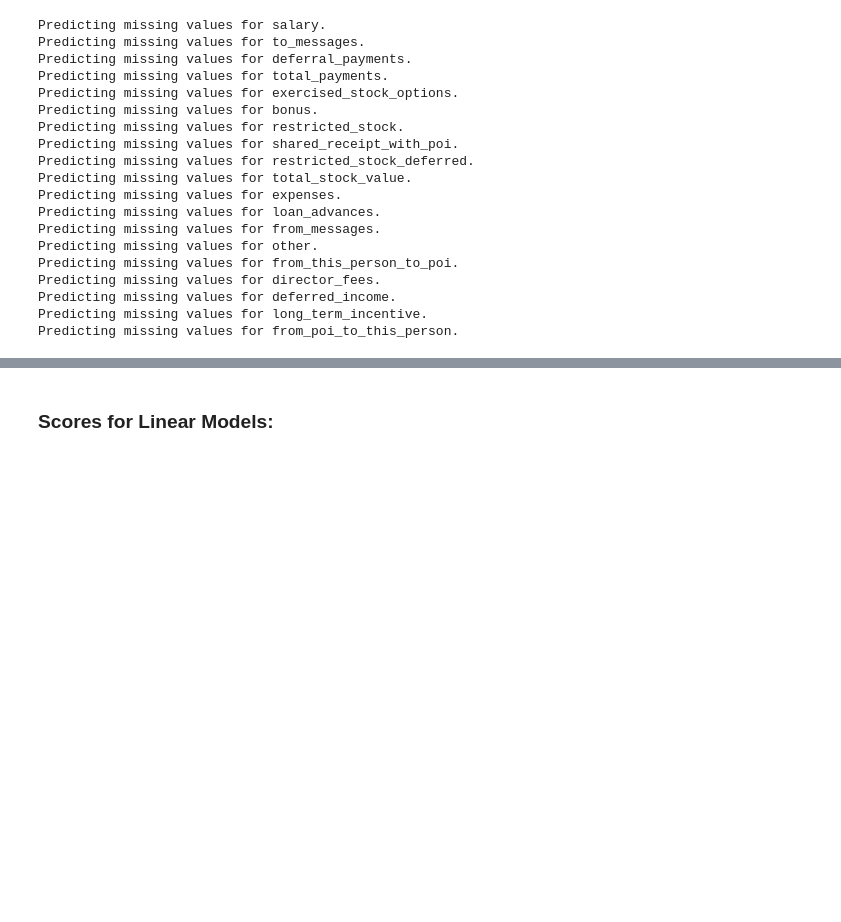
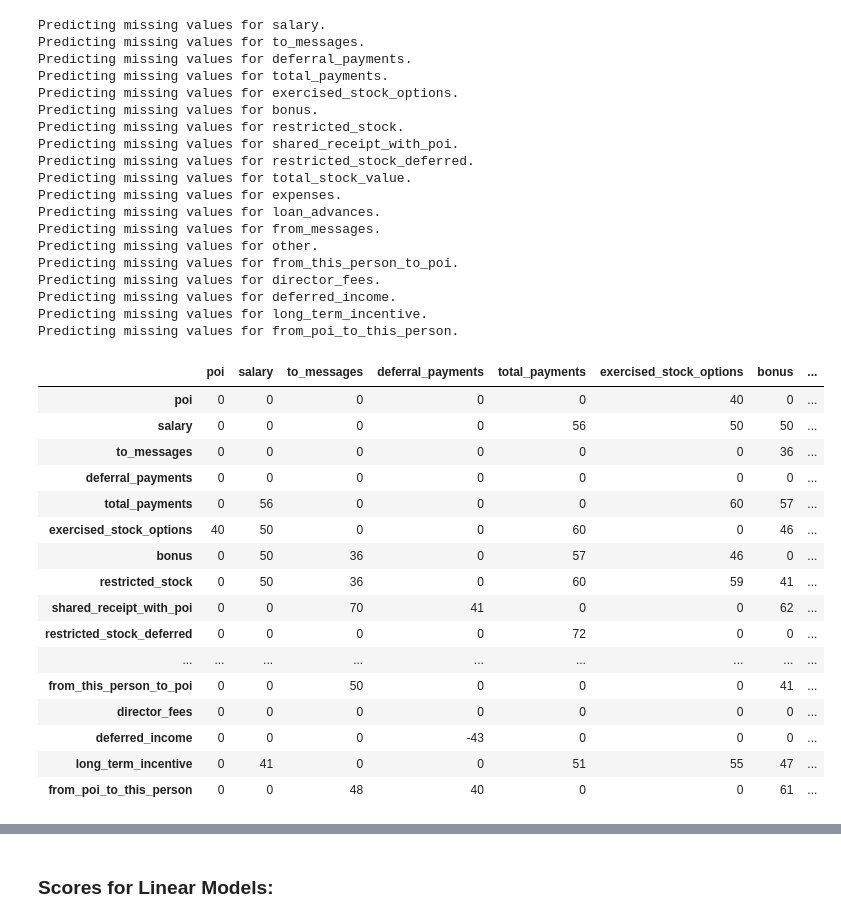
Before and after one commit to ftkurt/data-analyst-project-portfolio, a Jupyter notebook: udacity-data-analyst-nanodegree/project-7/final_project/Project-7-Enron-Data-POI-Identification-Workspace.ipynb, the cells around one changed output, grey strips where cells are left out. Saved outputs shown, nothing was run; the diff lists cells and outputs as text; code cells hidden in the pictures; blank space fills up the shorter version.

```diff
--- a/udacity-data-analyst-nanodegree/project-7/final_project/Project-7-Enron-Data-POI-Identification-Workspace.ipynb
+++ b/udacity-data-analyst-nanodegree/project-7/final_project/Project-7-Enron-Data-POI-Identification-Workspace.ipynb
@@ -234,11 +156,0 @@ sns.heatmap(abs(corr.applymap(map_)),
-# %%
-def map_(x):
-    if abs(x)==1:
-        return 0
-    elif abs(x)>0.9:
-        return x
-    return 0
-plt.figure(figsize=(12, 10))
-sns.heatmap(abs(corr.applymap(map_)),
-            xticklabels=corr.columns.values,
-            yticklabels=corr.columns.values)
@@ -329,0 +212,29 @@ Predicting missing values for from_poi_to_this_person.
+# %%
+corr_limit = 0.35
+# %%
+def map_(x):
+    if abs(x)==1:
+        return 0
+    elif abs(x)>corr_limit:
+        return int(100.0*x)
+    return 0
+# %%
+pd.DataFrame(corr.applymap(map_))
+# %% [output]
+|  | poi | salary | to_messages | deferral_payments | total_payments | exercised_stock_options | bonus | ... |
+| poi | 0 | 0 | 0 | 0 | 0 | 40 | 0 | ... |
+| salary | 0 | 0 | 0 | 0 | 56 | 50 | 50 | ... |
+| to_messages | 0 | 0 | 0 | 0 | 0 | 0 | 36 | ... |
+| deferral_payments | 0 | 0 | 0 | 0 | 0 | 0 | 0 | ... |
+| total_payments | 0 | 56 | 0 | 0 | 0 | 60 | 57 | ... |
+| exercised_stock_options | 40 | 50 | 0 | 0 | 60 | 0 | 46 | ... |
+| bonus | 0 | 50 | 36 | 0 | 57 | 46 | 0 | ... |
+| restricted_stock | 0 | 50 | 36 | 0 | 60 | 59 | 41 | ... |
+| shared_receipt_with_poi | 0 | 0 | 70 | 41 | 0 | 0 | 62 | ... |
+| restricted_stock_deferred | 0 | 0 | 0 | 0 | 72 | 0 | 0 | ... |
+| ... | ... | ... | ... | ... | ... | ... | ... | ... |
+| from_this_person_to_poi | 0 | 0 | 50 | 0 | 0 | 0 | 41 | ... |
+| director_fees | 0 | 0 | 0 | 0 | 0 | 0 | 0 | ... |
+| deferred_income | 0 | 0 | 0 | -43 | 0 | 0 | 0 | ... |
+| long_term_incentive | 0 | 41 | 0 | 0 | 51 | 55 | 47 | ... |
+| from_poi_to_this_person | 0 | 0 | 48 | 40 | 0 | 0 | 61 | ... |
```
Also changed, not shown: parts of 48 cells of this notebook, 8 other files.
